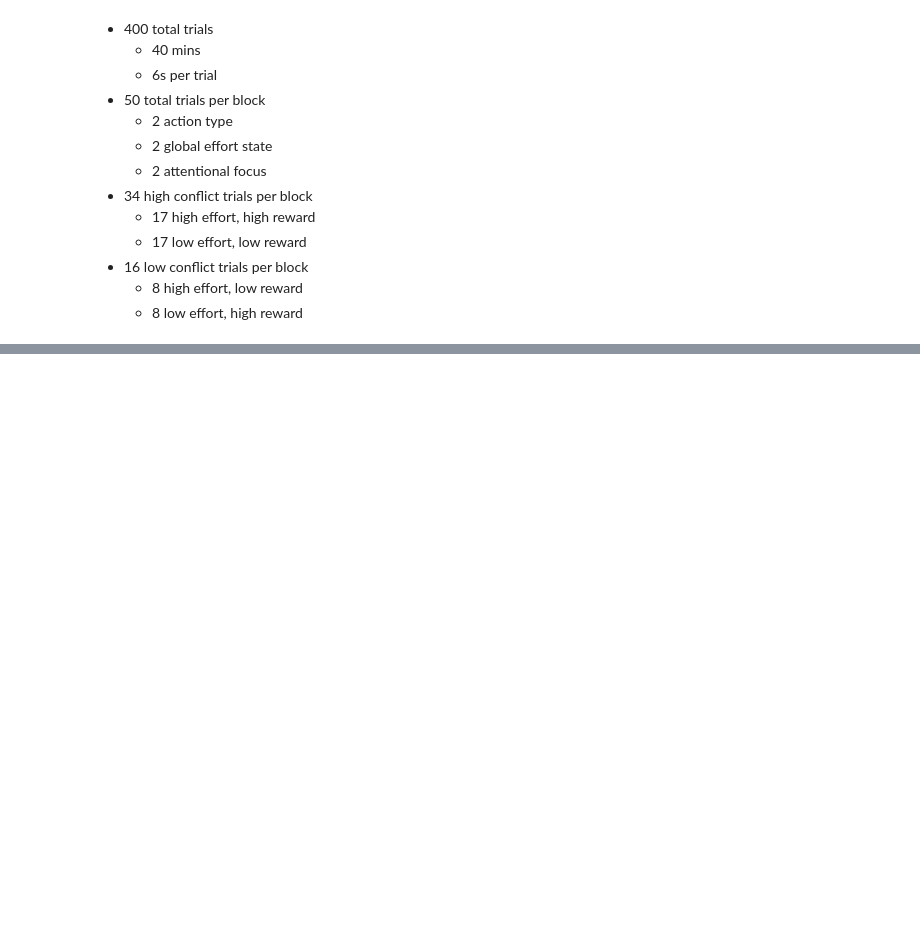
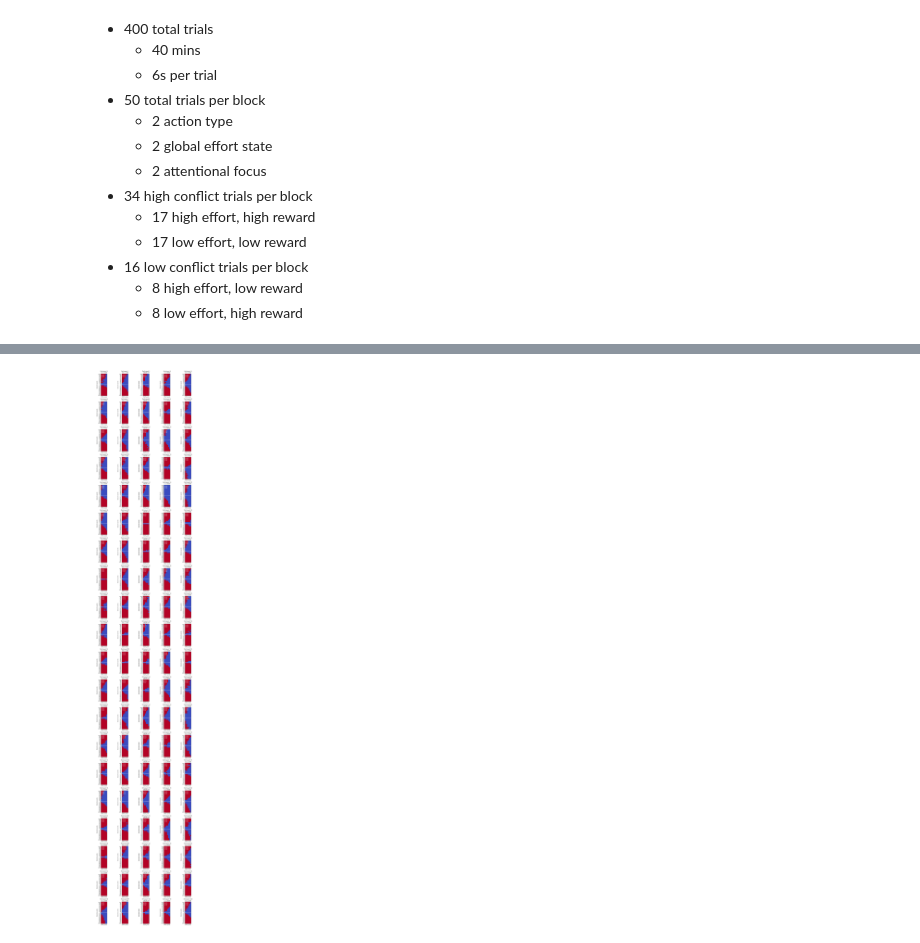
Before and after one commit to MajaFriedemann/reward-effort-task, a Jupyter notebook: simulate-task.ipynb, the cells around one changed output, grey strips where cells are left out. Cells and saved outputs as stored; diff of their text form; code cells hidden in the pictures; blank space fills up the shorter version.

```diff
--- a/simulate-task.ipynb
+++ b/simulate-task.ipynb
@@ -154,0 +159,45 @@ plt.show()
+# %%
+# Visualizing the acceptance rates for each participant separately
+num_cols = 5  # Number of plots per row
+num_rows = num_participants // num_cols + (1 if num_participants % num_cols else 0)
+
+fig, axes = plt.subplots(num_rows, num_cols, figsize=(16, num_rows * 4))
+
+for participant_idx in range(num_participants):
+    row = participant_idx // num_cols
+    col = participant_idx % num_cols
+
+    ax = axes[row, col] if num_rows > 1 else axes[col]
+
+    participant_responses = responses[:, participant_idx]
+    acceptance_matrix = participant_responses.reshape(len(outcome_levels), len(effort_levels))
+
+    cax = ax.matshow(acceptance_matrix, interpolation='nearest', cmap='coolwarm')
+
+    ax.set_xticks(np.arange(len(effort_levels)))
+    ax.set_yticks(np.arange(len(outcome_levels)))
+    ax.set_xticklabels(effort_levels.astype(int))
+    ax.set_yticklabels(outcome_levels.astype(int))
+    ax.invert_yaxis()
+
+
+    # Adding horizontal line
+    zero_outcome_index = np.where(outcome_levels == 0)[0][0]
+    ax.axhline(y=zero_outcome_index, color='white', linestyle='--', linewidth=2)
+
+    ax.set_xlabel('Effort Levels')
+    ax.set_ylabel('Outcome Levels')
+    ax.set_title(f'Participant {participant_idx + 1}')
+
+    # Print participant parameters
+    params_text = (f"α={alpha_values[participant_idx]:.2f}, \n"
+                   f"β={beta_values[participant_idx]:.2f}, \n"
+                   f"k={k_values[participant_idx]:.2f}, \n"
+                   f"λ={lambda_values[participant_idx]:.2f}")
+    ax.text(0, len(outcome_levels) - 4, params_text, color='white', fontsize=8)
+
+# Adjust layout
+plt.tight_layout()
+plt.show()
+# %% [output]
+[figure, added]
```
Also changed, not shown: parts of 4 cells of this notebook.
